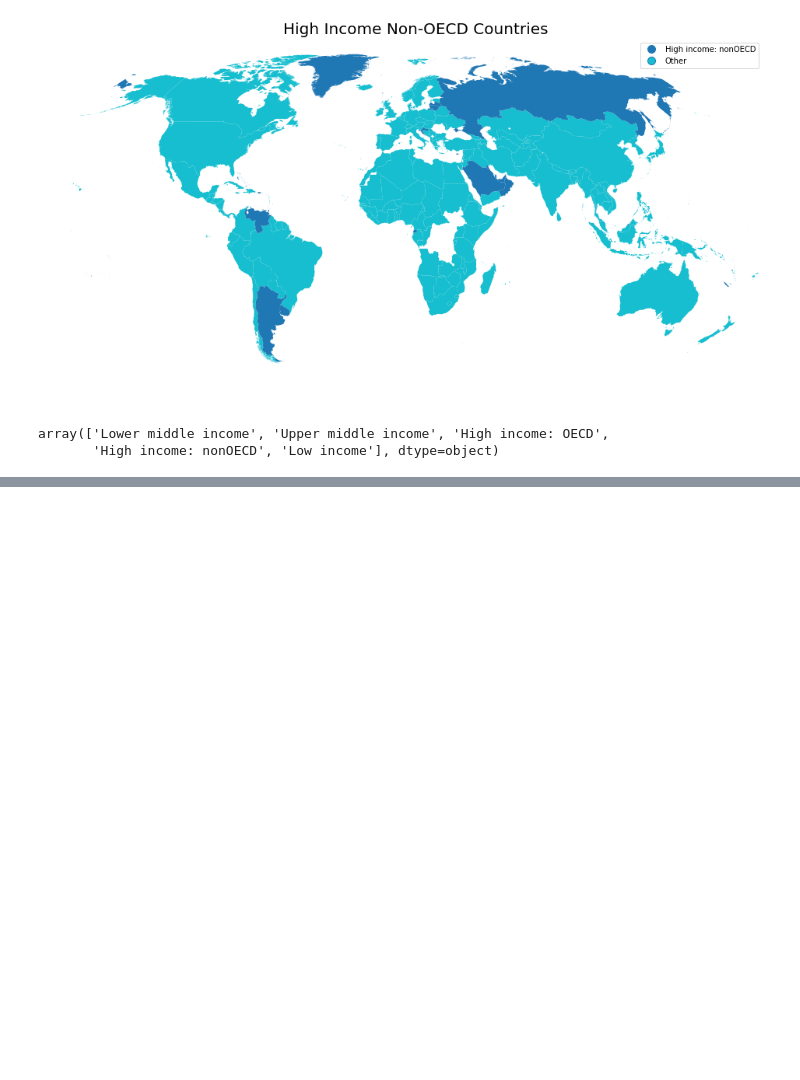
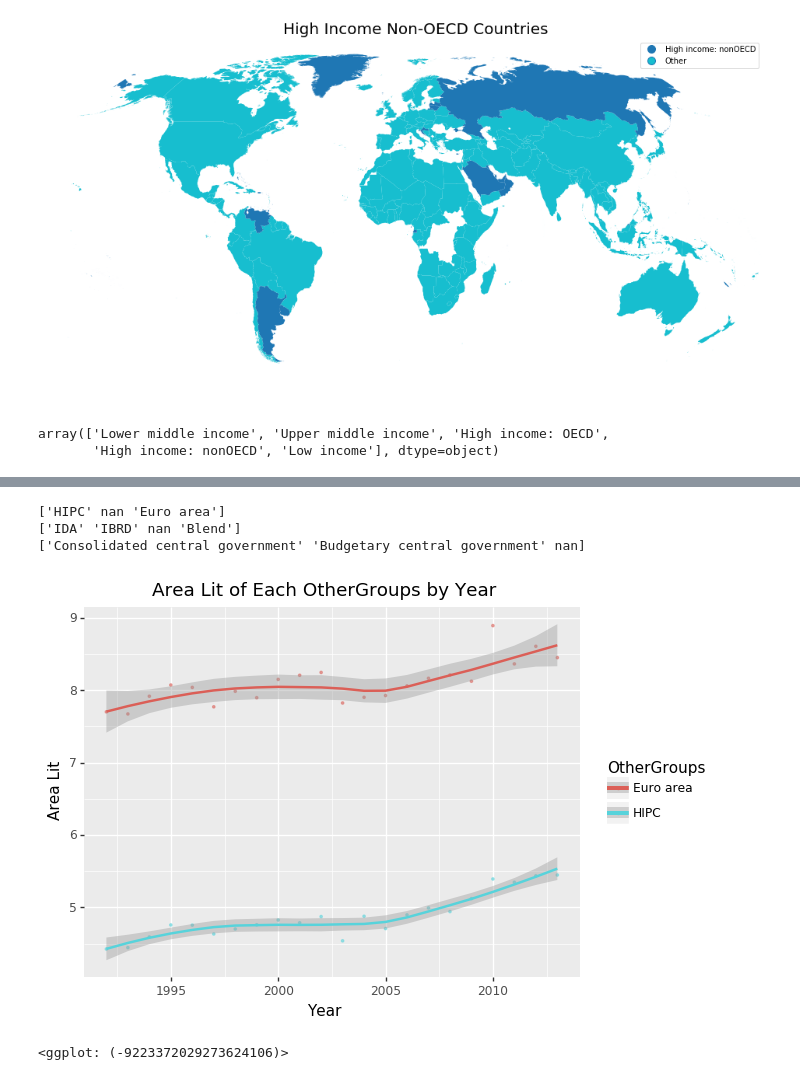
Before and after one commit to xiaomanluo/world_nightlight, a Jupyter notebook: nightlight.ipynb, the cells around one changed output, grey strips where cells are left out. Saved outputs shown, nothing was run; the diff lists cells and outputs as text; code cells hidden in the pictures; blank space fills up the shorter version.

Commit message:
by budgetary system

```diff
--- a/nightlight.ipynb
+++ b/nightlight.ipynb
@@ -368,0 +693,13 @@ array(['Lower middle income', 'Upper middle income', 'High income: OECD',
+# %%
+print(countrydf['OtherGroups'].unique())
+print(countrydf['LendingCategory'].unique())
+print(countrydf['GovernmentAccountingConcept'].unique())
+# %% [output]
+['HIPC' nan 'Euro area']
+['IDA' 'IBRD' nan 'Blend']
+['Consolidated central government' 'Budgetary central government' nan]
+# %%
+fea_trend('OtherGroups', 'Area Lit')
+# %% [output]
+[figure, added]
+<ggplot: (-9223372029273624106)>
```
Also changed, not shown: parts of 40 cells of this notebook.
